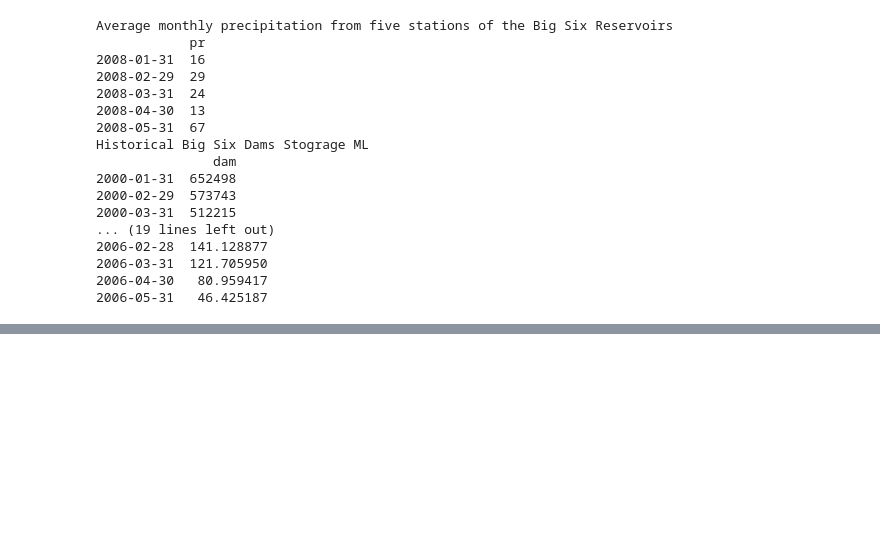
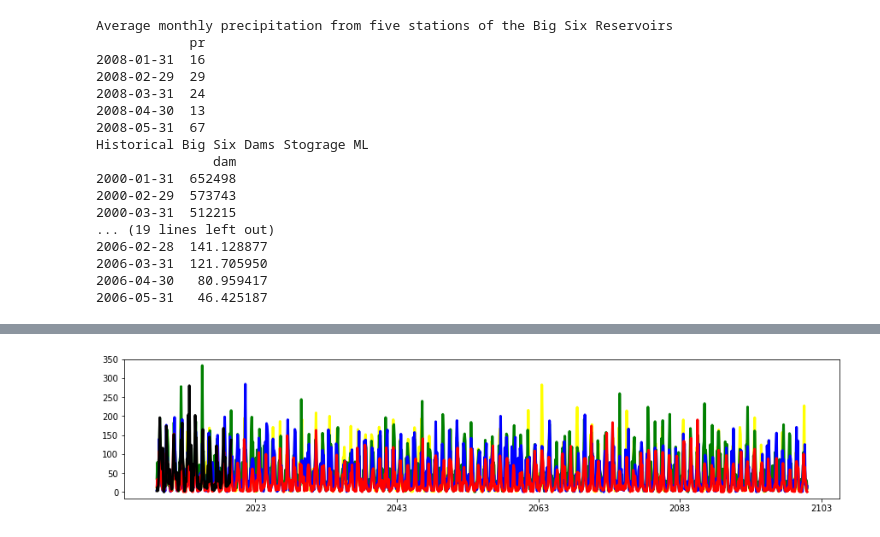
Before and after one commit to ding-k/Cape-Town-ABM, a Jupyter notebook: Capetown_ABM_py.ipynb, the cells around one changed output, grey strips where cells are left out. Cells and saved outputs as stored; diff of their text form; code cells hidden in the pictures; blank space fills up the shorter version.

```diff
--- a/Capetown_ABM_py.ipynb
+++ b/Capetown_ABM_py.ipynb
@@ -288,0 +434,38 @@ def bigsix_simple(_catchA, _Pthresh, _ow2pet, _prec, _use, _pet):
+# %%
+ #new simulated data read in
+dt = pd.date_range("2009-01-31", periods = (12* (2100 - 2009 + 1)), freq = "M")
+pr_sim_1 = pd.read_csv("./data/pr_mon_Sim1.csv",index_col=None)
+pr_sim_1 = pr_sim_1.drop(['Unnamed: 0'],axis = 1)
+pr_sim_1 = pr_sim_1.set_index('month_date')
+pr_sim_1.index = dt
+# pet_sim_1['2009':'2012']
+
+pr_sim_2 = pd.read_csv("./data/pr_mon_Sim2.csv",index_col=None)
+pr_sim_2 = pr_sim_2.drop(['Unnamed: 0'],axis = 1)
+pr_sim_2 = pr_sim_2.set_index('month_date')
+pr_sim_2.index = dt
+# pet_sim_2['2009':'2012']
+
+pr_sim_3 = pd.read_csv("./data/pr_mon_Sim3.csv",index_col=None)
+pr_sim_3 = pr_sim_3.drop(['Unnamed: 0'],axis = 1)
+pr_sim_3 = pr_sim_3.set_index('month_date')
+pr_sim_3.index = dt
+# pet_sim_3['2009':'2012']
+
+pr_sim_4 = pd.read_csv("./data/pr_mon_Sim4.csv",index_col=None)
+pr_sim_4 = pr_sim_4.drop(['Unnamed: 0'],axis = 1)
+pr_sim_4 = pr_sim_4.set_index('month_date')
+pr_sim_4.index = dt
+# print(pet_sim_4['2009':'2012'])
+# print(pet_mon['2009':'2012'])
+
+fig=plt.figure(figsize=(15,3))
+# pl = fig.add_subplot(1, 1, 1)
+plt.plot(pr_sim_4['2009':'2100'], color="yellow", label="Sim4", linewidth=3 )
+plt.plot(pr_sim_3['2009':'2100'], color="green", label="Sim3", linewidth=3 )
+plt.plot(pr_sim_2['2009':'2100'], color="blue", label="Sim2", linewidth=3 )
+plt.plot(pr_sim_1['2009':'2100'], color="red", label="Sim1", linewidth=3 )
+plt.plot(pr_mon['2009':'2100'], color="black", label="observed", linewidth=3 )
+plt.show()
+# %% [output]
+[figure, added]
```
Also changed, not shown: parts of 18 cells of this notebook, 1 other file.
